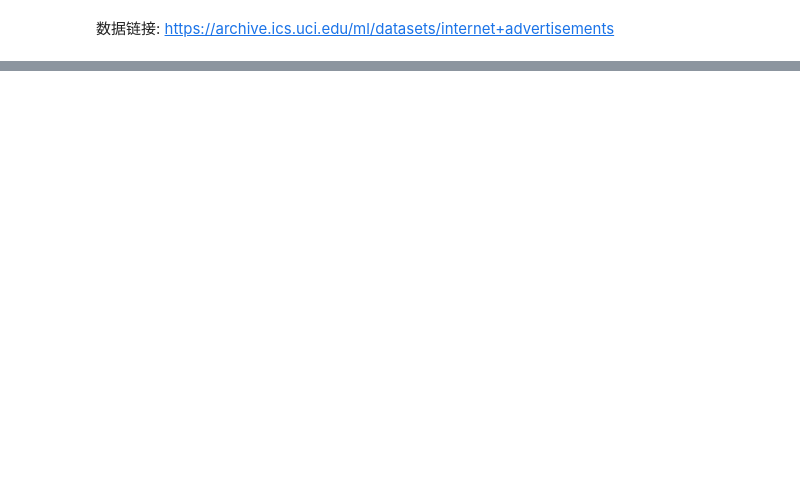
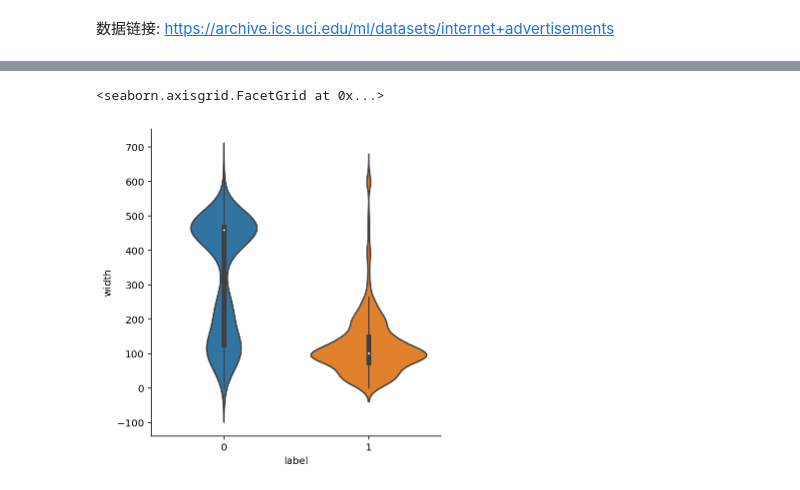
Before and after one commit to clelandgt/machine_learning, a Jupyter notebook: xgboost/广告分类器.ipynb, the cells around one changed output, grey strips where cells are left out. Cells and saved outputs as stored; diff of their text form; code cells hidden in the pictures; blank space fills up the shorter version.

```diff
--- a/xgboost/广告分类器.ipynb
+++ b/xgboost/广告分类器.ipynb
@@ -37,0 +21,7 @@ memory usage: 39.0+ MB
+# %%
+# 数据读取
+# 1. 设置error_bad_lines=True，忽略无效数据
+# 2. 如果没有只是简单的类型转换，不涉及到数据清洗，可直接用以下的converters. 但这里有？等特殊字符需要处理，所以数据读取时暂不做处理。
+# df = pd.read_csv('ad.data', sep=',', header=None, error_bad_lines=True, converters={0: pd.to_numeric, 1: pd.to_numeric, 2:pd.to_numeric})
+data = pd.read_csv('ad.data', sep=',', header=None, error_bad_lines=True)
+data.head(5)
@@ -37,0 +36,6 @@ memory usage: 39.0+ MB
+# %%
+# 将空格替换为空
+data = data.replace('[?]', np.nan, regex=True)
+# 将目标值label ad.， nonad.分别替换为0，1
+data[1558] = data[1558].apply(lambda item: 0 if item=='ad.' else 1)
+data.head(5)
@@ -60,0 +142,6 @@ df.head(5)
+# %%
+# 这几个连续值与目标值的分布
+sns.catplot(x='label', y='width', kind="violin", data=data)
+# %% [output]
+<seaborn.axisgrid.FacetGrid at 0x...>
+[figure, added]
```
Also changed, not shown: parts of 39 cells of this notebook.
